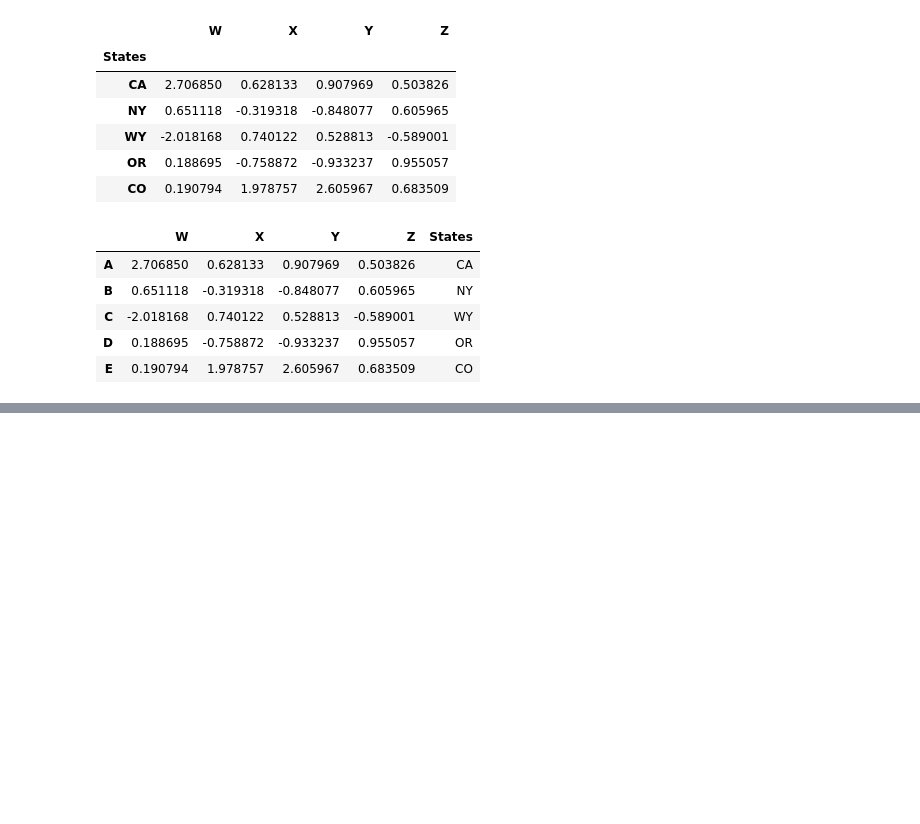
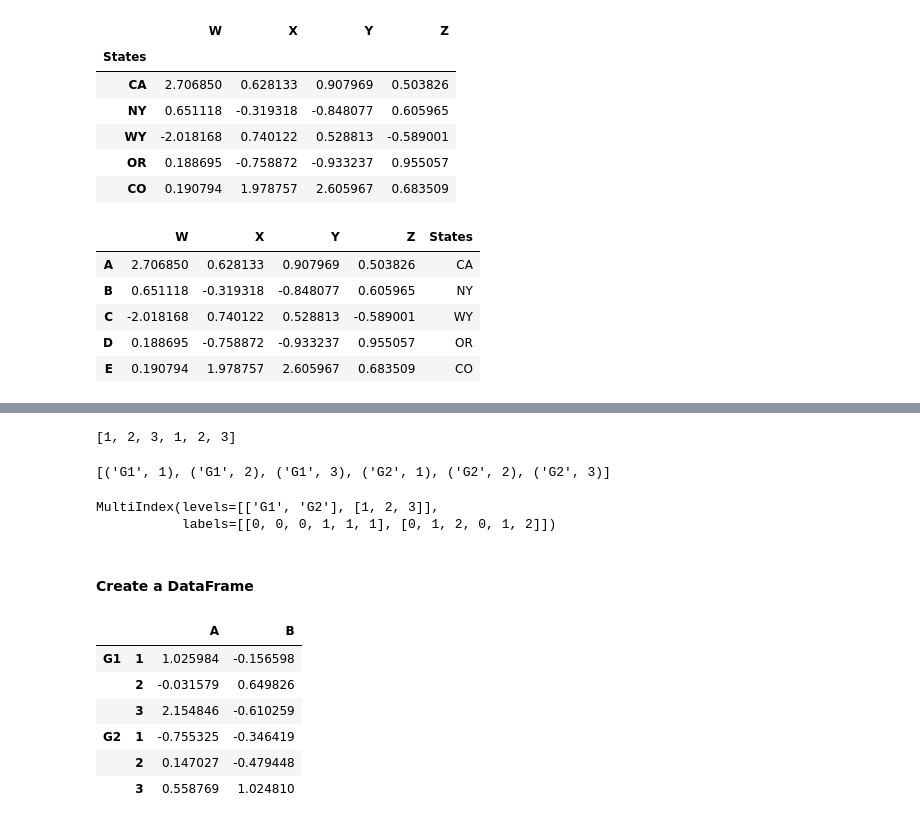
Before and after one commit to alchemistb/Python_for_data_sci, a Jupyter notebook: Pandas-DataFrames.ipynb, the cells around one changed output, grey strips where cells are left out. Drawn from its saved outputs; the diff is of its cells as text; code cells hidden in the pictures; blank space fills up the shorter version.

```diff
--- a/Pandas-DataFrames.ipynb
+++ b/Pandas-DataFrames.ipynb
@@ -398,0 +413,15 @@ df
+# %%
+inside
+# %% [output]
+[1, 2, 3, 1, 2, 3]
+# %%
+list(zip(outside,inside))
+# %% [output]
+[('G1', 1), ('G1', 2), ('G1', 3), ('G2', 1), ('G2', 2), ('G2', 3)]
+# %%
+hier_index
+# %% [output]
+MultiIndex(levels=[['G1', 'G2'], [1, 2, 3]],
+           labels=[[0, 0, 0, 1, 1, 1], [0, 1, 2, 0, 1, 2]])
+# %% [markdown]
+<h4>Create a DataFrame</h4>
@@ -398,0 +433,10 @@ df
+# %%
+df
+# %% [output]
+|  |  | A | B |
+| G1 | 1 | 1.025984 | -0.156598 |
+|  | 2 | -0.031579 | 0.649826 |
+|  | 3 | 2.154846 | -0.610259 |
+| G2 | 1 | -0.755325 | -0.346419 |
+|  | 2 | 0.147027 | -0.479448 |
+|  | 3 | 0.558769 | 1.024810 |
```
Also changed, not shown: parts of 26 cells of this notebook.
